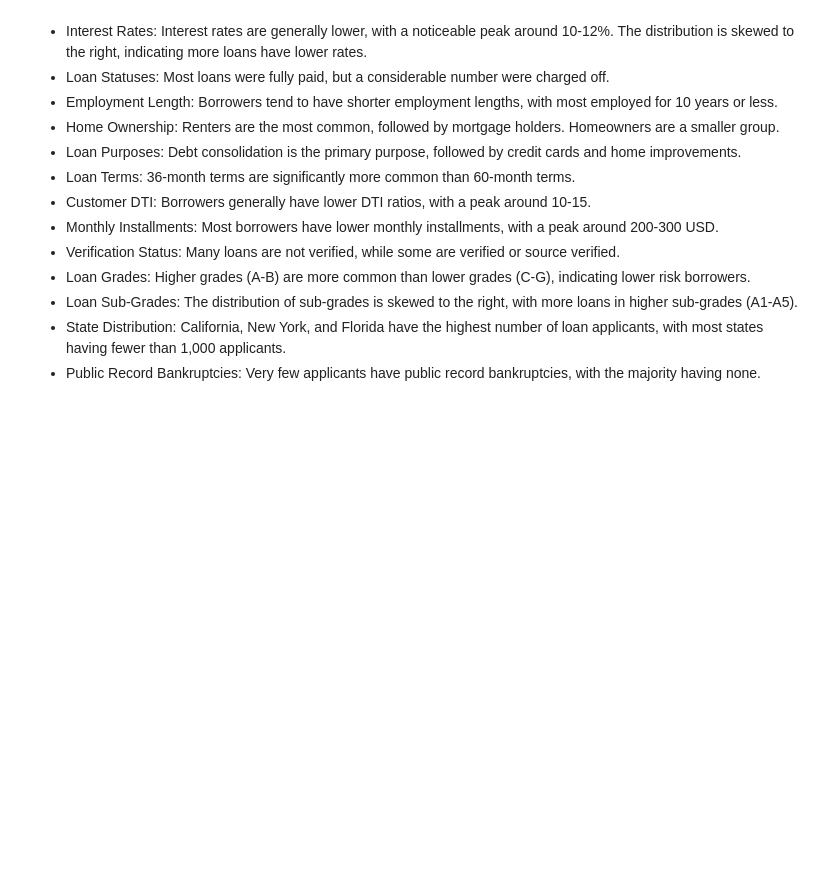
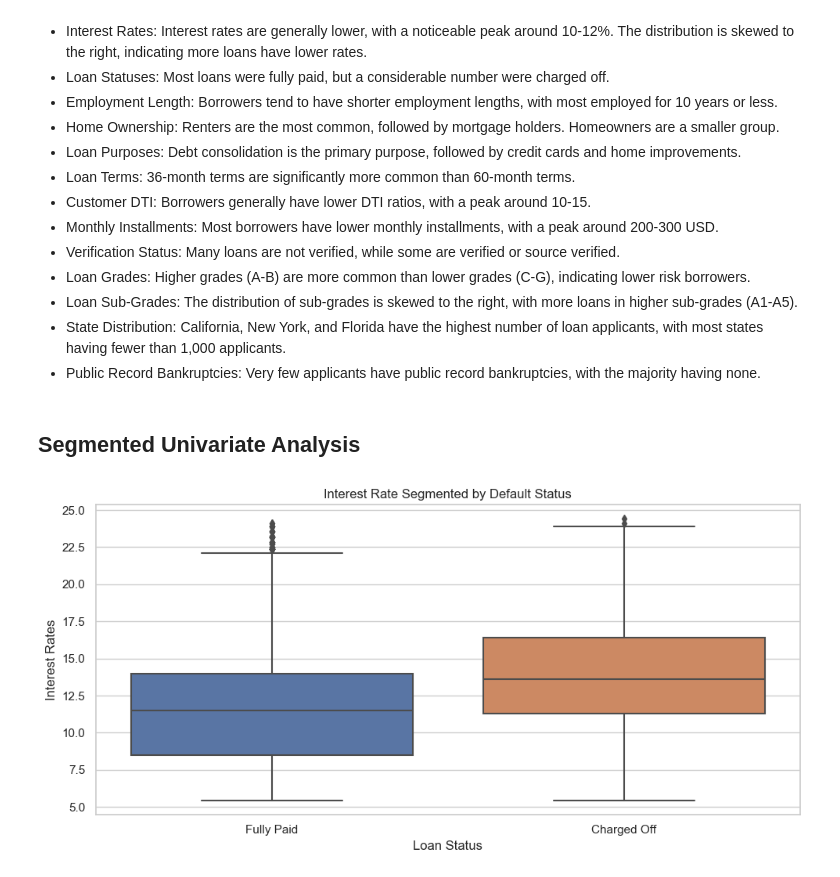
Before and after one commit to sowmilydutta/Lending_Club_Case_Study, a Jupyter notebook: Sowmily_Dutta_Case_study.ipynb, the cells around one changed output. Saved outputs shown, nothing was run; the diff lists cells and outputs as text; code cells hidden in the pictures; blank space fills up the shorter version.

```diff
--- a/Sowmily_Dutta_Case_study.ipynb
+++ b/Sowmily_Dutta_Case_study.ipynb
@@ -392,3 +392,19 @@ plt.show()
 - Loan Sub-Grades: The distribution of sub-grades is skewed to the right, with more loans in higher sub-grades (A1-A5).
 - State Distribution: California, New York, and Florida have the highest number of loan applicants, with most states having fewer than 1,000 applicants.
 - Public Record Bankruptcies: Very few applicants have public record bankruptcies, with the majority having none.
+# %% [markdown]
+## Segmented Univariate Analysis
+# %%
+# Segmenting Interest Rates into Low, Medium and High Interest Rates
+df_cleaned['int_rate_segments'] = pd.qcut(x=df_cleaned.int_rate, q=[0, 0.33, 0.66, 1], labels=["Low", "Medium", "High"])
+# %%
+# Figure 1: Plot the Interest Rate Segmented by Default Status
+plt.figure(figsize=(10,5))
+sns.boxplot(data=df_cleaned, y="int_rate" , x="loan_status")
+plt.title("Interest Rate Segmented by Default Status")
+plt.xlabel('Loan Status')
+plt.ylabel('Interest Rates')
+plt.tight_layout()
+plt.show()
+# %% [output]
+[figure, added]
```
Also changed, not shown: parts of 4 cells of this notebook.
